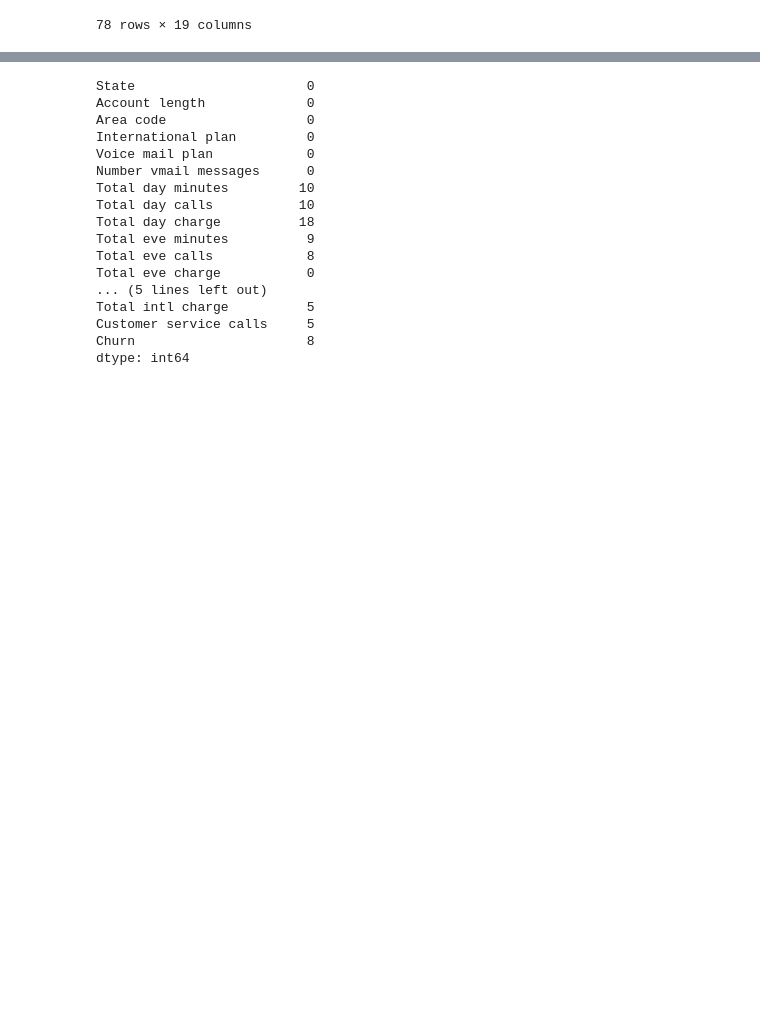
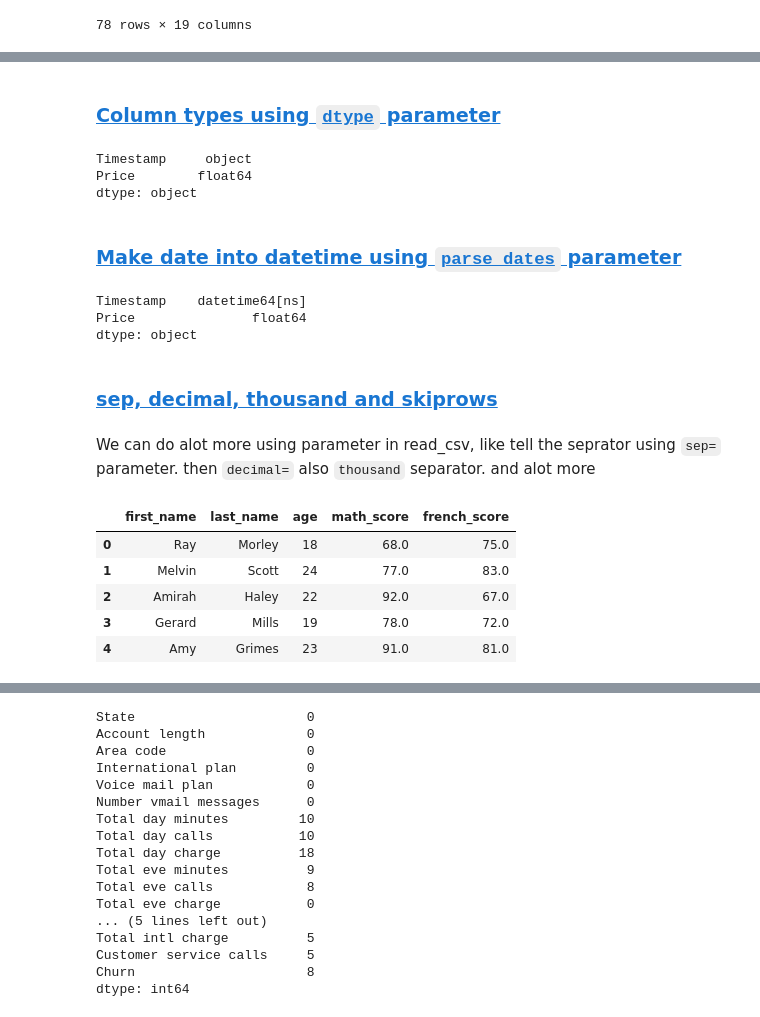
Before and after one commit to tinapyp/data-science-learning, a Jupyter notebook: Libraries/Pandas/pandas.ipynb, the cells around one changed output, grey strips where cells are left out. Drawn from its saved outputs; the diff is of its cells as text; code cells hidden in the pictures; blank space fills up the shorter version.

```diff
--- a/Libraries/Pandas/pandas.ipynb
+++ b/Libraries/Pandas/pandas.ipynb
@@ -302,0 +399,40 @@ state.loc['OH']
+# %% [markdown]
+### <a id='toc2_8_3_'></a>[Column types using `dtype` parameter](#toc0_)
+# %%
+df = pd.read_csv('btc-market-price.csv',
+                 header=None,
+                 na_values=['', '?', '-'],
+                 names=['Timestamp', 'Price'],
+                 dtype={'Price': 'float'}); df.dtypes
+# %% [output]
+Timestamp     object
+Price        float64
+dtype: object
+# %% [markdown]
+### <a id='toc2_8_4_'></a>[Make date into datetime using `parse_dates` parameter](#toc0_)
+# %%
+df = pd.read_csv('btc-market-price.csv',
+                 header=None,
+                 na_values=['', '?', '-'],
+                 names=['Timestamp', 'Price'],
+                 dtype={'Price': 'float'},
+                 parse_dates=[0]); df.dtypes
+# %% [output]
+Timestamp    datetime64[ns]
+Price               float64
+dtype: object
+# %% [markdown]
+### <a id='toc2_8_5_'></a>[sep, decimal, thousand and skiprows](#toc0_)
+# %% [markdown]
+We can do alot more using parameter in read_csv, like tell the seprator using `sep=` parameter. then `decimal=` also `thousand` separator. and alot more
+# %%
+exam_df = pd.read_csv('exam_review.csv',
+                      sep='>',
+                      decimal=',') ; exam_df.head()
+# %% [output]
+|  | first_name | last_name | age | math_score | french_score |
+| 0 | Ray | Morley | 18 | 68.0 | 75.0 |
+| 1 | Melvin | Scott | 24 | 77.0 | 83.0 |
+| 2 | Amirah | Haley | 22 | 92.0 | 67.0 |
+| 3 | Gerard | Mills | 19 | 78.0 | 72.0 |
+| 4 | Amy | Grimes | 23 | 91.0 | 81.0 |
```
Also changed, not shown: parts of 52 cells of this notebook, 2 other files.
